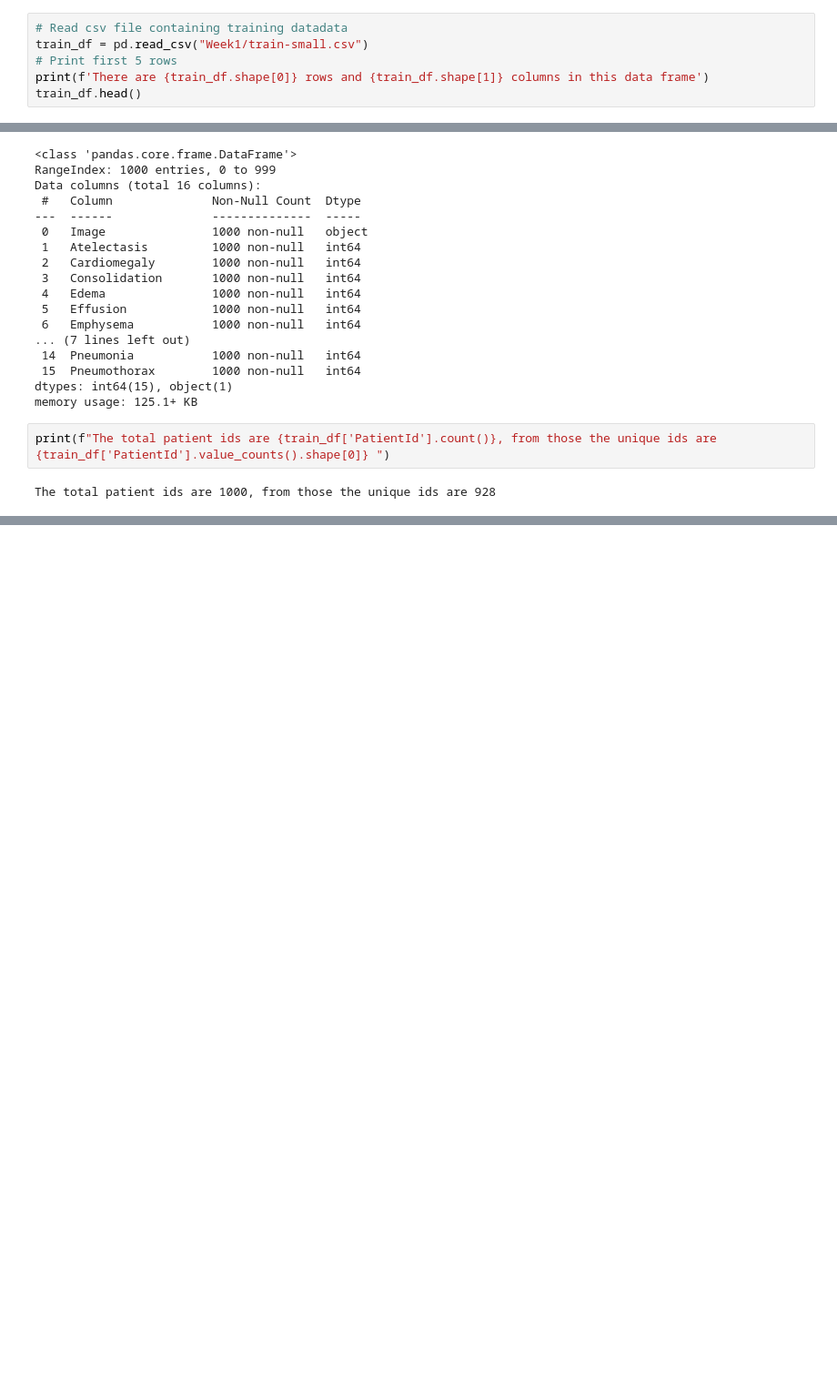
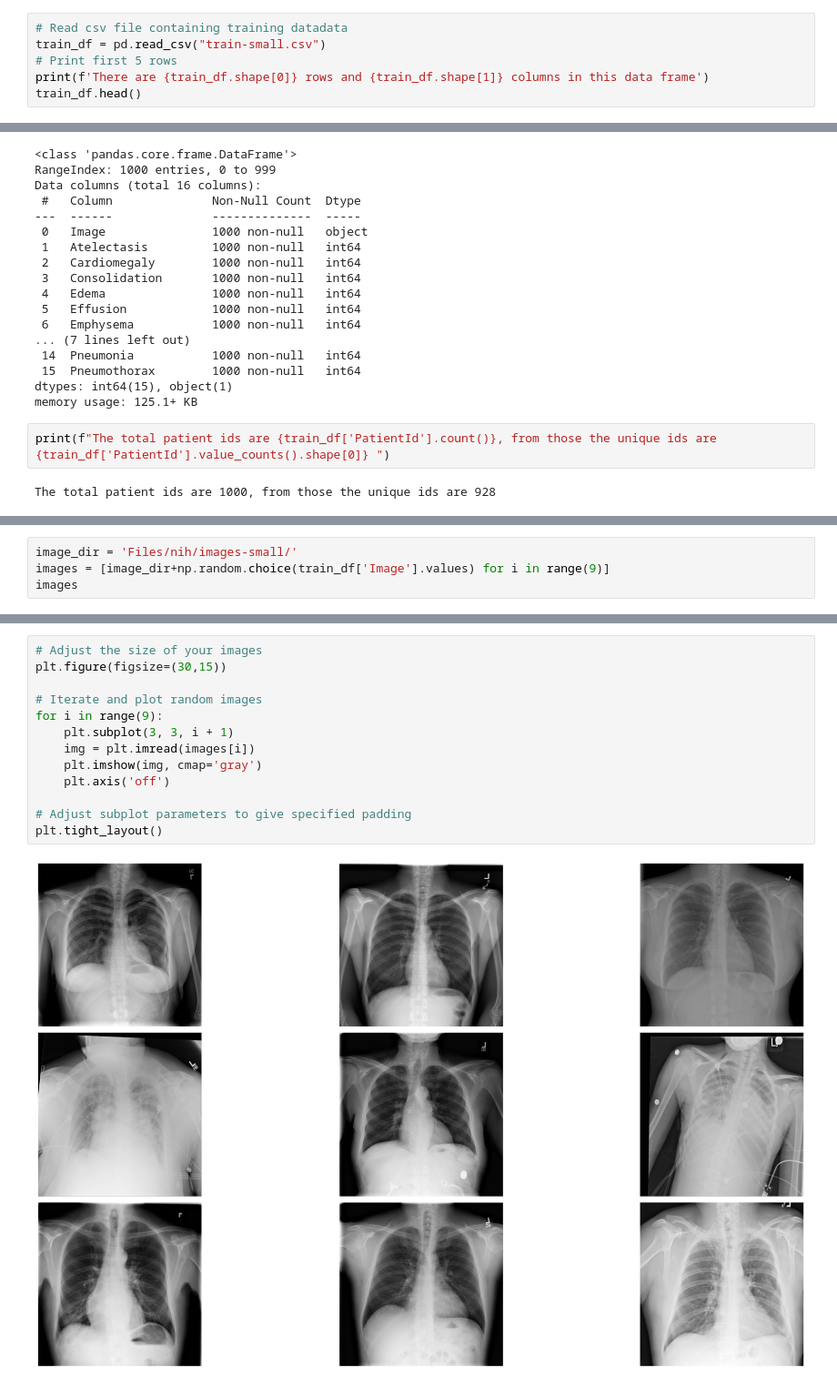
Before and after one commit to siripragadashashank/AI_Medicine_Specialization, a Jupyter notebook: AI_For_Medical_Diagnosis/Week1/Week 1 Practice.ipynb, the cells around one changed output, grey strips where cells are left out. Shown at 91% size. Saved outputs shown, nothing was run; the diff lists cells and outputs as text; blank space fills up the shorter version.

```diff
--- a/AI_For_Medical_Diagnosis/Week1/Week 1 Practice.ipynb
+++ b/AI_For_Medical_Diagnosis/Week1/Week 1 Practice.ipynb
@@ -13,7 +13,7 @@ keras.__version__
 '2.4.3'
 # %%
 # Read csv file containing training datadata
-train_df = pd.read_csv("Week1/train-small.csv")
+train_df = pd.read_csv("train-small.csv")
 # Print first 5 rows
 print(f'There are {train_df.shape[0]} rows and {train_df.shape[1]} columns in this data frame')
 train_df.head()
@@ -51,0 +80,4 @@ The total patient ids are 1000, from those the unique ids are 928
+# %%
+image_dir = 'Files/nih/images-small/'
+images = [image_dir+np.random.choice(train_df['Image'].values) for i in range(9)]
+images
@@ -51,0 +94,15 @@ The total patient ids are 1000, from those the unique ids are 928
+# %%
+# Adjust the size of your images
+plt.figure(figsize=(30,15))
+
+# Iterate and plot random images
+for i in range(9):
+    plt.subplot(3, 3, i + 1)
+    img = plt.imread(images[i])
+    plt.imshow(img, cmap='gray')
+    plt.axis('off')
+
+# Adjust subplot parameters to give specified padding
+plt.tight_layout()
+# %% [output]
+[figure, added]
```
Also changed, not shown: parts of 13 cells of this notebook.
